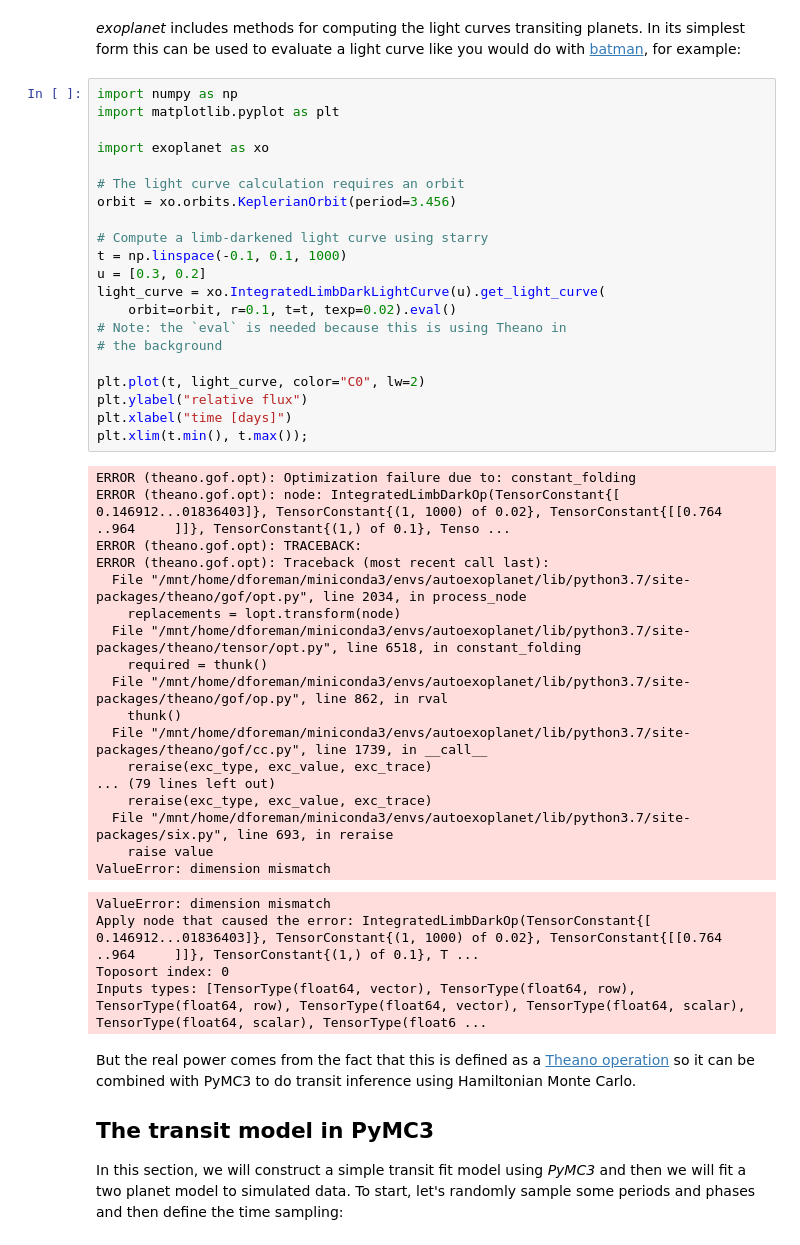
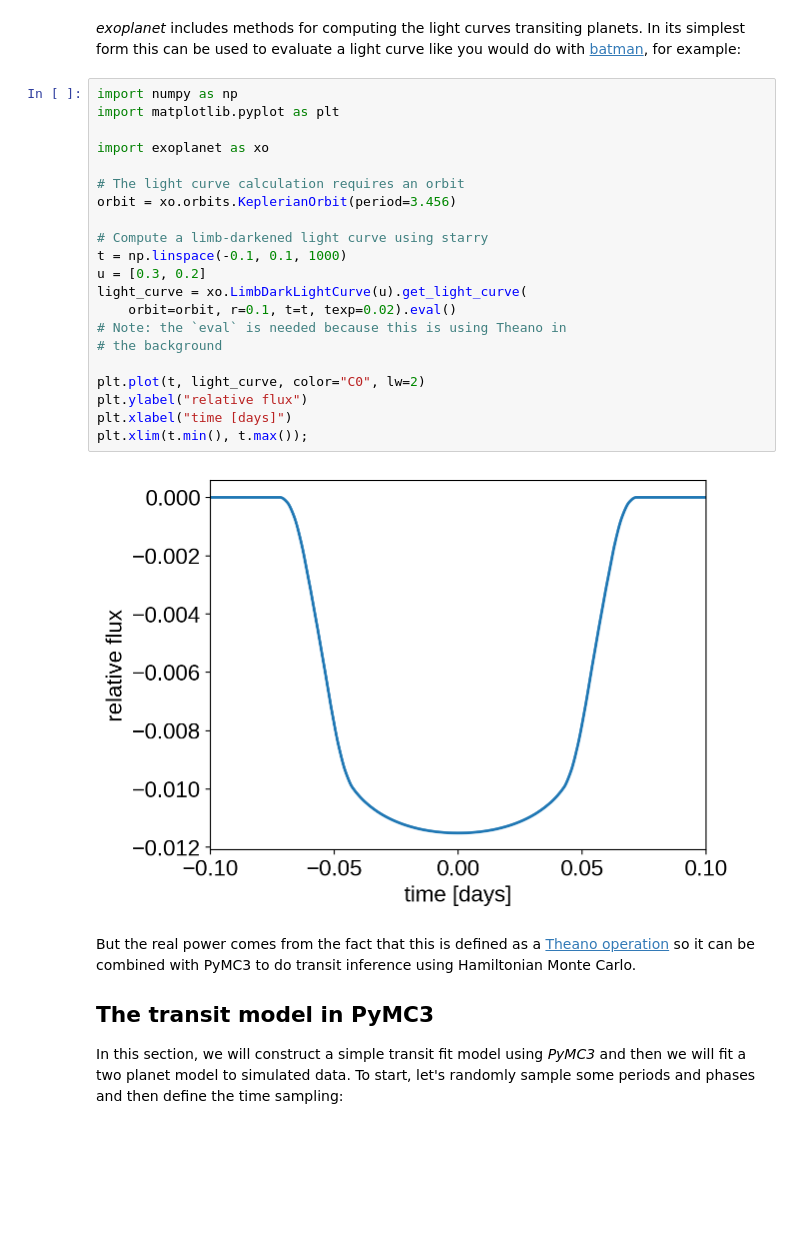
Before and after one commit to exoplanet-dev/case-studies, a Jupyter notebook: _static/notebooks/transit.ipynb, the cells around one changed output. Saved outputs shown, nothing was run; the diff lists cells and outputs as text; blank space fills up the shorter version.

```diff
--- a/_static/notebooks/transit.ipynb
+++ b/_static/notebooks/transit.ipynb
@@ -14,46 +14,26 @@ In its simplest form this can be used to evaluate a light curve like you would d
 # %%
 import numpy as np
 import matplotlib.pyplot as plt
 
 import exoplanet as xo
 
 # The light curve calculation requires an orbit
 orbit = xo.orbits.KeplerianOrbit(period=3.456)
 
 # Compute a limb-darkened light curve using starry
 t = np.linspace(-0.1, 0.1, 1000)
 u = [0.3, 0.2]
-light_curve = xo.IntegratedLimbDarkLightCurve(u).get_light_curve(
+light_curve = xo.LimbDarkLightCurve(u).get_light_curve(
     orbit=orbit, r=0.1, t=t, texp=0.02).eval()
 # Note: the `eval` is needed because this is using Theano in
 # the background
 
 plt.plot(t, light_curve, color="C0", lw=2)
 plt.ylabel("relative flux")
 plt.xlabel("time [days]")
 plt.xlim(t.min(), t.max());
 # %% [output]
-ERROR (theano.gof.opt): Optimization failure due to: constant_folding
-ERROR (theano.gof.opt): node: IntegratedLimbDarkOp(TensorConstant{[ 0.146912...01836403]}, TensorConstant{(1, 1000) of 0.02}, TensorConstant{[[0.764   ..964     ]]}, TensorConstant{(1,) of 0.1}, Tenso ...
-ERROR (theano.gof.opt): TRACEBACK:
-ERROR (theano.gof.opt): Traceback (most recent call last):
-  File "/mnt/home/dforeman/miniconda3/envs/autoexoplanet/lib/python3.7/site-packages/theano/gof/opt.py", line 2034, in process_node
-    replacements = lopt.transform(node)
-  File "/mnt/home/dforeman/miniconda3/envs/autoexoplanet/lib/python3.7/site-packages/theano/tensor/opt.py", line 6518, in constant_folding
-    required = thunk()
-  File "/mnt/home/dforeman/miniconda3/envs/autoexoplanet/lib/python3.7/site-packages/theano/gof/op.py", line 862, in rval
-    thunk()
-  File "/mnt/home/dforeman/miniconda3/envs/autoexoplanet/lib/python3.7/site-packages/theano/gof/cc.py", line 1739, in __call__
-    reraise(exc_type, exc_value, exc_trace)
-... (79 lines left out)
-    reraise(exc_type, exc_value, exc_trace)
-  File "/mnt/home/dforeman/miniconda3/envs/autoexoplanet/lib/python3.7/site-packages/six.py", line 693, in reraise
-    raise value
-ValueError: dimension mismatch
-ValueError: dimension mismatch
-Apply node that caused the error: IntegratedLimbDarkOp(TensorConstant{[ 0.146912...01836403]}, TensorConstant{(1, 1000) of 0.02}, TensorConstant{[[0.764   ..964     ]]}, TensorConstant{(1,) of 0.1}, T ...
-Toposort index: 0
-Inputs types: [TensorType(float64, vector), TensorType(float64, row), TensorType(float64, row), TensorType(float64, vector), TensorType(float64, scalar), TensorType(float64, scalar), TensorType(float6 ...
+[figure, added]
 # %% [markdown]
 But the real power comes from the fact that this is defined as a [Theano operation](http://deeplearning.net/software/theano/extending/extending_theano.html) so it can be combined with PyMC3 to do transit inference using Hamiltonian Monte Carlo.
 
```
Also changed, not shown: parts of 7 cells of this notebook, 1 other file.
